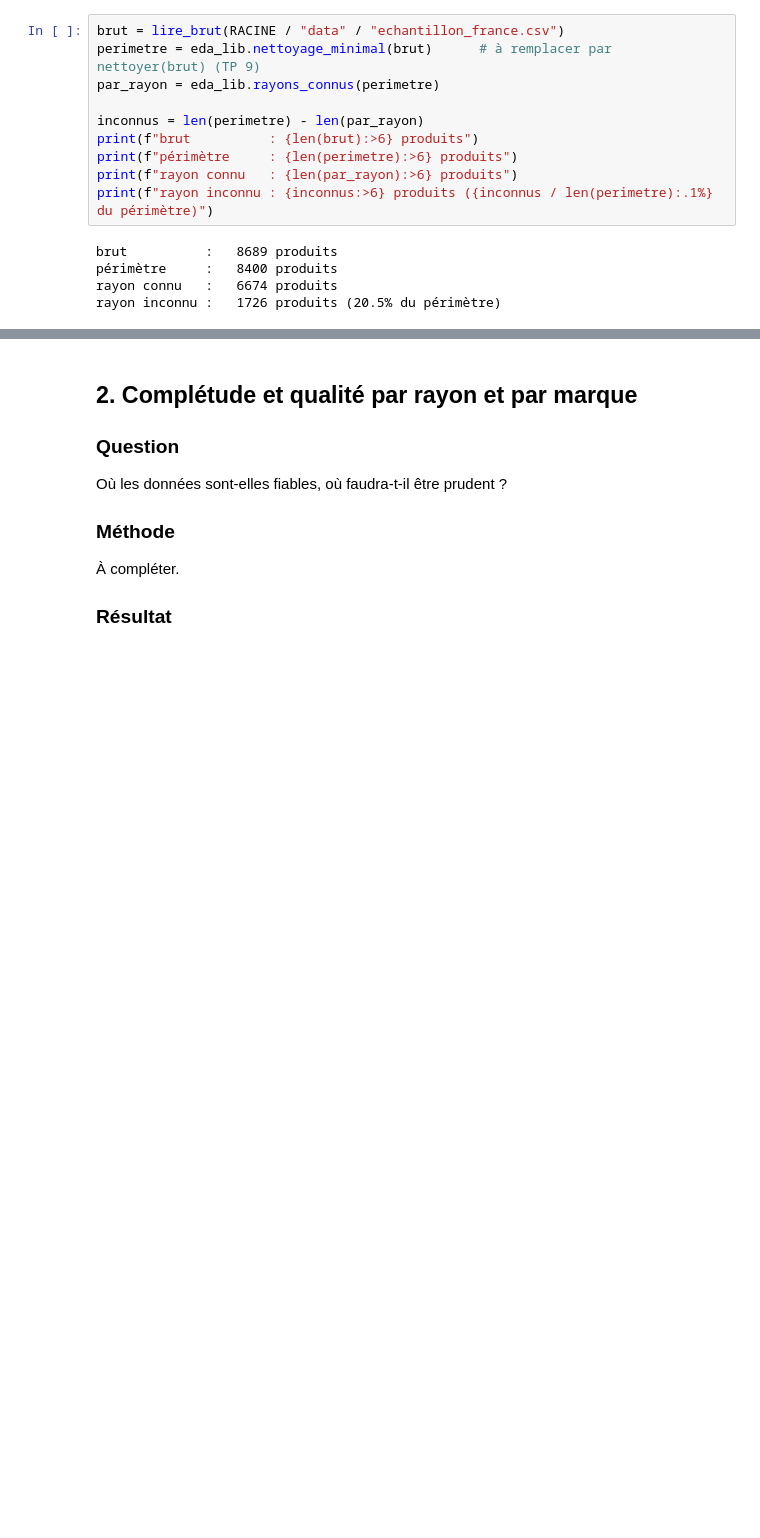
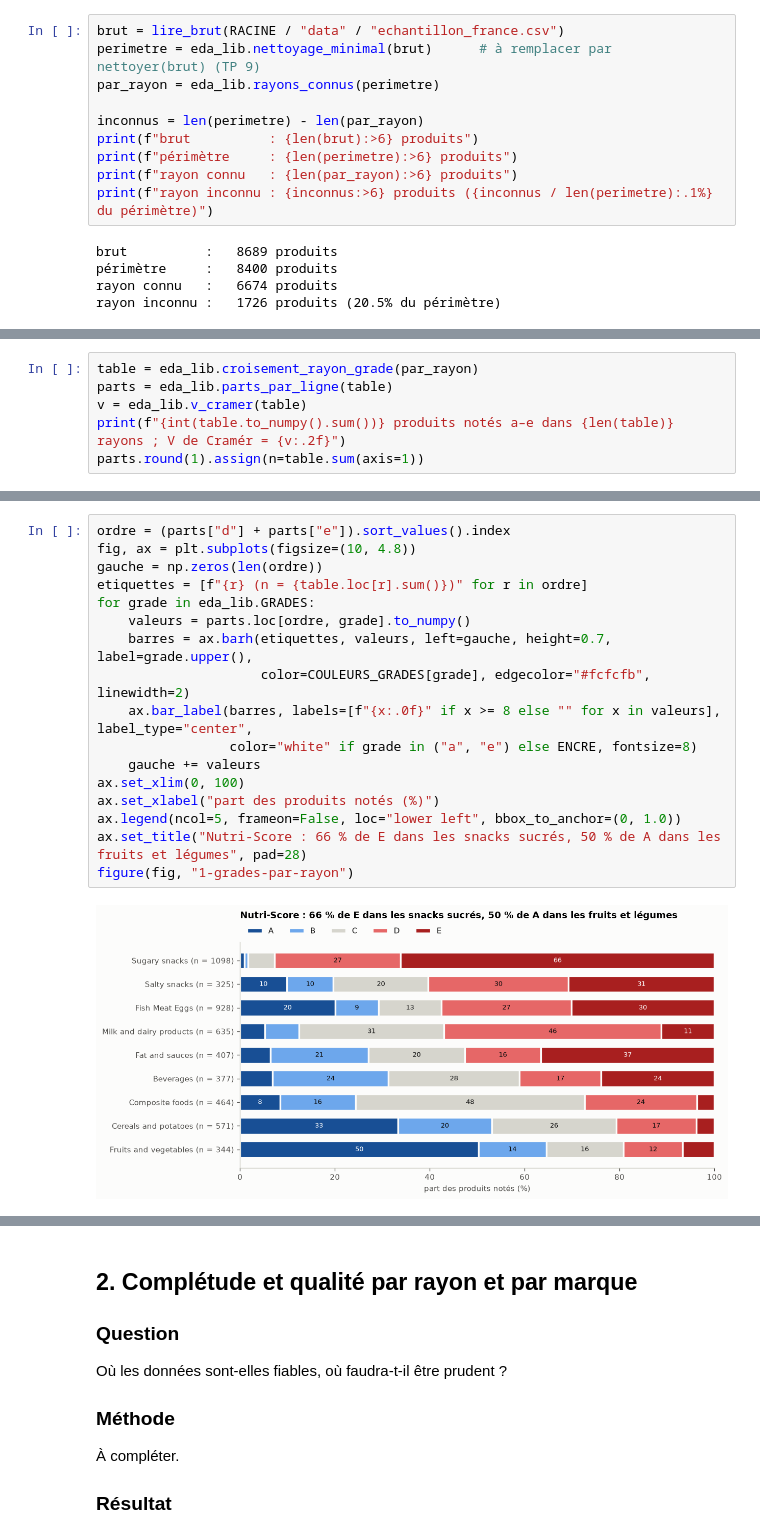
Before and after one commit to SDMM27/NutriScope, a Jupyter notebook: notebooks/eda_reference.ipynb, the cells around one changed output, grey strips where cells are left out. Drawn from its saved outputs; the diff is of its cells as text; blank space fills up the shorter version.

```diff
--- a/notebooks/eda_reference.ipynb
+++ b/notebooks/eda_reference.ipynb
@@ -85,0 +191,6 @@ Que mange-t-on réellement dans le périmètre ?
+# %%
+table = eda_lib.croisement_rayon_grade(par_rayon)
+parts = eda_lib.parts_par_ligne(table)
+v = eda_lib.v_cramer(table)
+print(f"{int(table.to_numpy().sum())} produits notés a–e dans {len(table)} rayons ; V de Cramér = {v:.2f}")
+parts.round(1).assign(n=table.sum(axis=1))
@@ -85,0 +210,19 @@ Que mange-t-on réellement dans le périmètre ?
+# %%
+ordre = (parts["d"] + parts["e"]).sort_values().index
+fig, ax = plt.subplots(figsize=(10, 4.8))
+gauche = np.zeros(len(ordre))
+etiquettes = [f"{r} (n = {table.loc[r].sum()})" for r in ordre]
+for grade in eda_lib.GRADES:
+    valeurs = parts.loc[ordre, grade].to_numpy()
+    barres = ax.barh(etiquettes, valeurs, left=gauche, height=0.7, label=grade.upper(),
+                     color=COULEURS_GRADES[grade], edgecolor="#fcfcfb", linewidth=2)
+    ax.bar_label(barres, labels=[f"{x:.0f}" if x >= 8 else "" for x in valeurs], label_type="center",
+                 color="white" if grade in ("a", "e") else ENCRE, fontsize=8)
+    gauche += valeurs
+ax.set_xlim(0, 100)
+ax.set_xlabel("part des produits notés (%)")
+ax.legend(ncol=5, frameon=False, loc="lower left", bbox_to_anchor=(0, 1.0))
+ax.set_title("Nutri-Score : 66 % de E dans les snacks sucrés, 50 % de A dans les fruits et légumes", pad=28)
+figure(fig, "1-grades-par-rayon")
+# %% [output]
+[figure, added]
```
Also changed, not shown: parts of 15 cells of this notebook, 4 other files.
